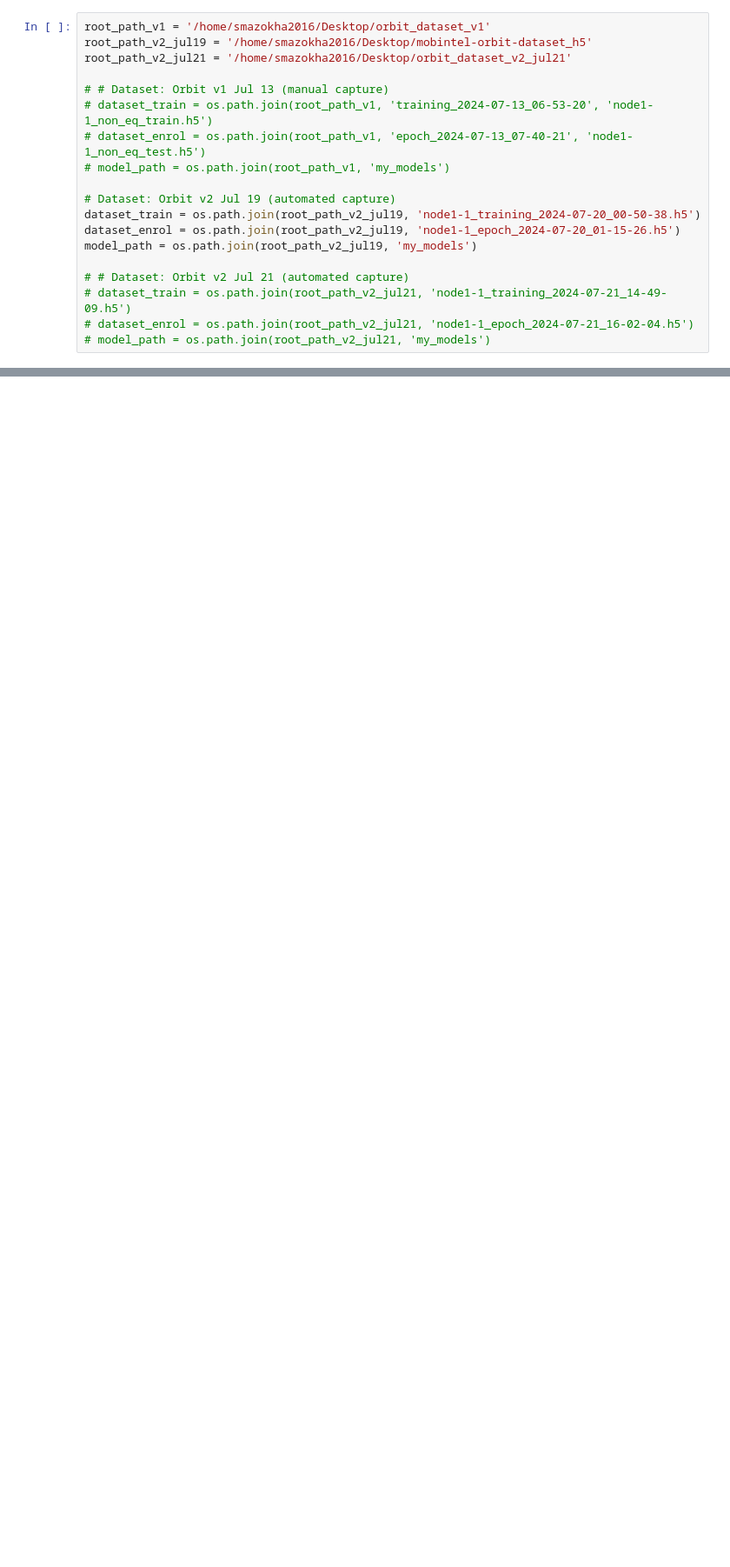
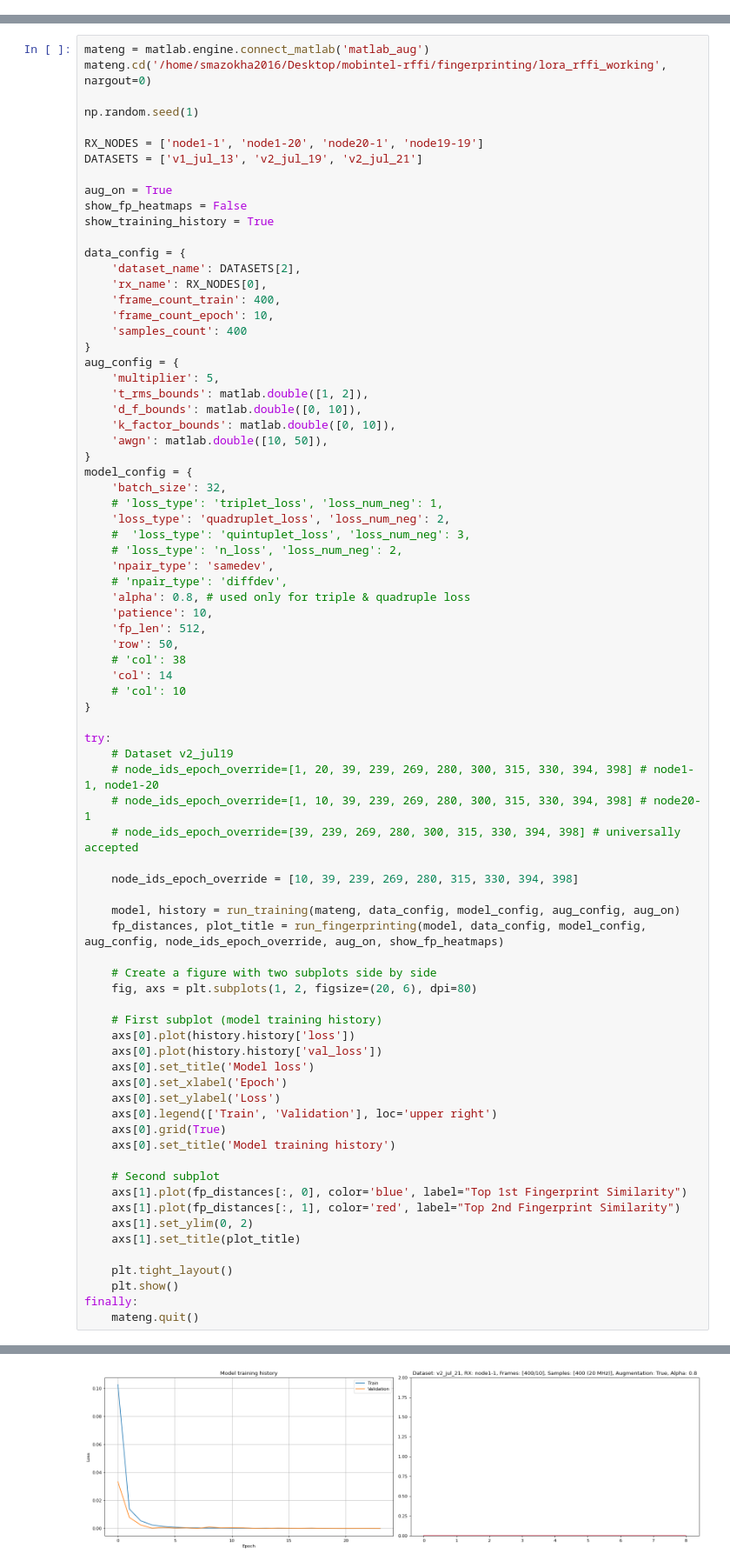
Before and after one commit to I-SENSE/mobintel-rffi, a Jupyter notebook: fingerprinting/lora_rffi_working/testing.ipynb, the cells around one changed output, grey strips where cells are left out. Shown: that part at 87% size. Saved outputs shown, nothing was run; the diff lists cells and outputs as text; blank space fills up the shorter version.

Commit message:
Evaluated LoRa project fingerprint similarity, Orbit data similarity, adopted quadruple and n-loss functions, added model testing codebase

```diff
--- a/fingerprinting/lora_rffi_working/testing.ipynb
+++ b/fingerprinting/lora_rffi_working/testing.ipynb
@@ -144,19 +208,0 @@ def evaluate(true_label, pred_label, classes):
-# %%
-root_path_v1 = '/home/smazokha2016/Desktop/orbit_dataset_v1'
-root_path_v2_jul19 = '/home/smazokha2016/Desktop/mobintel-orbit-dataset_h5'
-root_path_v2_jul21 = '/home/smazokha2016/Desktop/orbit_dataset_v2_jul21'
-
-# # Dataset: Orbit v1 Jul 13 (manual capture)
-# dataset_train = os.path.join(root_path_v1, 'training_2024-07-13_06-53-20', 'node1-1_non_eq_train.h5')
-# dataset_enrol = os.path.join(root_path_v1, 'epoch_2024-07-13_07-40-21', 'node1-1_non_eq_test.h5')
-# model_path = os.path.join(root_path_v1, 'my_models')
-
-# Dataset: Orbit v2 Jul 19 (automated capture)
-dataset_train = os.path.join(root_path_v2_jul19, 'node1-1_training_2024-07-20_00-50-38.h5')
-dataset_enrol = os.path.join(root_path_v2_jul19, 'node1-1_epoch_2024-07-20_01-15-26.h5')
-model_path = os.path.join(root_path_v2_jul19, 'my_models')
-
-# # Dataset: Orbit v2 Jul 21 (automated capture)
-# dataset_train = os.path.join(root_path_v2_jul21, 'node1-1_training_2024-07-21_14-49-09.h5')
-# dataset_enrol = os.path.join(root_path_v2_jul21, 'node1-1_epoch_2024-07-21_16-02-04.h5')
-# model_path = os.path.join(root_path_v2_jul21, 'my_models')
@@ -461,0 +316,79 @@ plt.ylim(0, 2)
+# %%
+mateng = matlab.engine.connect_matlab('matlab_aug')
+mateng.cd('/home/smazokha2016/Desktop/mobintel-rffi/fingerprinting/lora_rffi_working', nargout=0)
+
+np.random.seed(1)
+
+RX_NODES = ['node1-1', 'node1-20', 'node20-1', 'node19-19']
+DATASETS = ['v1_jul_13', 'v2_jul_19', 'v2_jul_21']
+
+aug_on = True
+show_fp_heatmaps = False
+show_training_history = True
+
+data_config = {
+    'dataset_name': DATASETS[2],
+    'rx_name': RX_NODES[0],
+    'frame_count_train': 400,
+    'frame_count_epoch': 10,
+    'samples_count': 400
+}
+aug_config = {
+    'multiplier': 5,
+    't_rms_bounds': matlab.double([1, 2]),
+    'd_f_bounds': matlab.double([0, 10]),
+    'k_factor_bounds': matlab.double([0, 10]),
+    'awgn': matlab.double([10, 50]),
+}
+model_config = {
+    'batch_size': 32,
+    # 'loss_type': 'triplet_loss', 'loss_num_neg': 1,
+    'loss_type': 'quadruplet_loss', 'loss_num_neg': 2,
+    #  'loss_type': 'quintuplet_loss', 'loss_num_neg': 3,
+    # 'loss_type': 'n_loss', 'loss_num_neg': 2,
+    'npair_type': 'samedev',
+    # 'npair_type': 'diffdev',
+    'alpha': 0.8, # used only for triple & quadruple loss
+    'patience': 10,
+    'fp_len': 512,
+    'row': 50,
+    # 'col': 38
+    'col': 14
+    # 'col': 10
+}
+
+try:
+    # Dataset v2_jul19
+    # node_ids_epoch_override=[1, 20, 39, 239, 269, 280, 300, 315, 330, 394, 398] # node1-1, node1-20
+    # node_ids_epoch_override=[1, 10, 39, 239, 269, 280, 300, 315, 330, 394, 398] # node20-1
+    # node_ids_epoch_override=[39, 239, 269, 280, 300, 315, 330, 394, 398] # universally accepted
+
+    node_ids_epoch_override = [10, 39, 239, 269, 280, 315, 330, 394, 398]
+
+    model, history = run_training(mateng, data_config, model_config, aug_config, aug_on)
+    fp_distances, plot_title = run_fingerprinting(model, data_config, model_config, aug_config, node_ids_epoch_override, aug_on, show_fp_heatmaps)
+
+    # Create a figure with two subplots side by side
+    fig, axs = plt.subplots(1, 2, figsize=(20, 6), dpi=80)
+
+    # First subplot (model training history)
+    axs[0].plot(history.history['loss'])
+    axs[0].plot(history.history['val_loss'])
+    axs[0].set_title('Model loss')
+    axs[0].set_xlabel('Epoch')
+    axs[0].set_ylabel('Loss')
+    axs[0].legend(['Train', 'Validation'], loc='upper right')
+    axs[0].grid(True)
+    axs[0].set_title('Model training history')
+
+    # Second subplot
+    axs[1].plot(fp_distances[:, 0], color='blue', label="Top 1st Fingerprint Similarity")
+    axs[1].plot(fp_distances[:, 1], color='red', label="Top 2nd Fingerprint Similarity")
+    axs[1].set_ylim(0, 2)
+    axs[1].set_title(plot_title)
+
+    plt.tight_layout()
+    plt.show()
+finally:
+    mateng.quit()
+# %% [output]
@@ -461,0 +427 @@ plt.ylim(0, 2)
+[figure, added]
```
Also changed, not shown: parts of 19 cells of this notebook, 18 other files.
